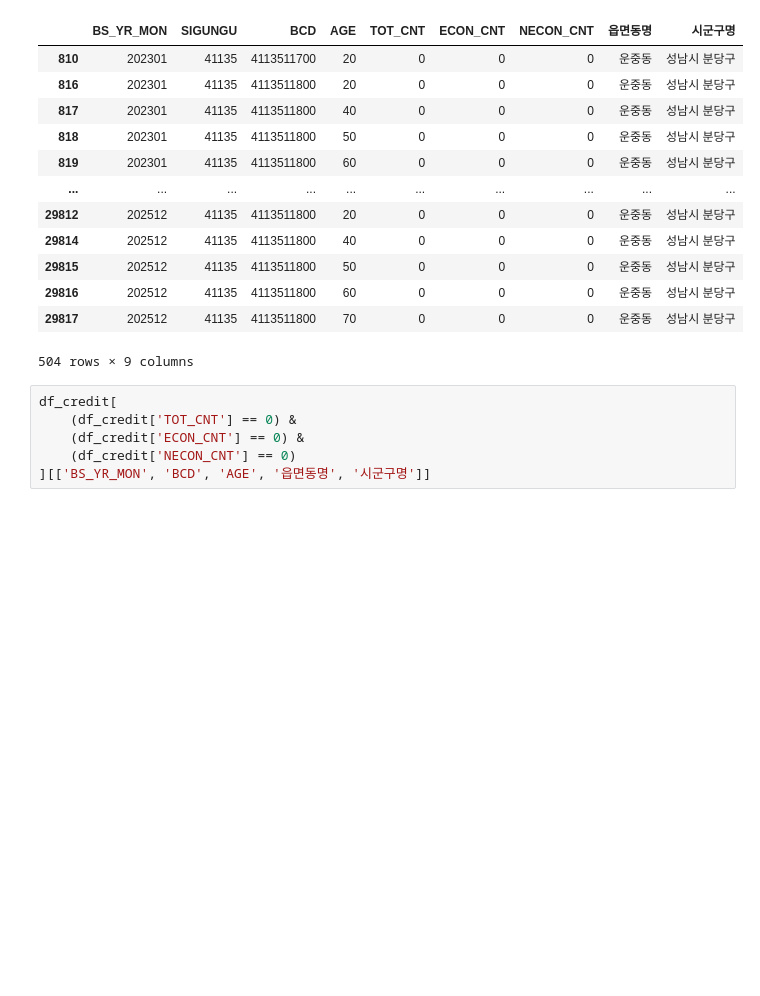
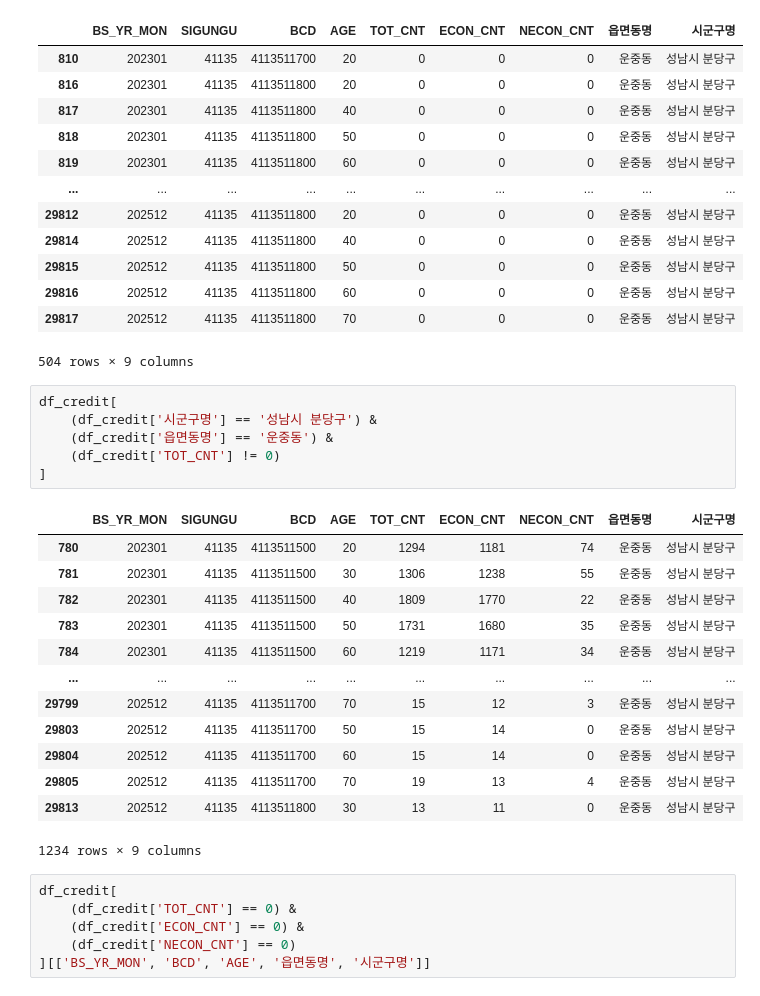
Before and after one commit to bulsajo1/final_project, a Jupyter notebook: sungju/2차 전처리_신용.ipynb, the cells around one changed output. Cells and saved outputs as stored; diff of their text form; blank space fills up the shorter version.

```diff
--- a/sungju/2차 전처리_신용.ipynb
+++ b/sungju/2차 전처리_신용.ipynb
@@ -135,6 +115,26 @@ df_credit[df_credit['TOT_CNT'] == 0]
 | 29816 | 202512 | 41135 | 4113511800 | 60 | 0 | 0 | 0 | 운중동 | 성남시 분당구 |
 | 29817 | 202512 | 41135 | 4113511800 | 70 | 0 | 0 | 0 | 운중동 | 성남시 분당구 |
 504 rows × 9 columns
+# %%
+df_credit[
+    (df_credit['시군구명'] == '성남시 분당구') &
+    (df_credit['읍면동명'] == '운중동') &
+    (df_credit['TOT_CNT'] != 0)
+]
+# %% [output]
+|  | BS_YR_MON | SIGUNGU | BCD | AGE | TOT_CNT | ECON_CNT | NECON_CNT | 읍면동명 | 시군구명 |
+| 780 | 202301 | 41135 | 4113511500 | 20 | 1294 | 1181 | 74 | 운중동 | 성남시 분당구 |
+| 781 | 202301 | 41135 | 4113511500 | 30 | 1306 | 1238 | 55 | 운중동 | 성남시 분당구 |
+| 782 | 202301 | 41135 | 4113511500 | 40 | 1809 | 1770 | 22 | 운중동 | 성남시 분당구 |
+| 783 | 202301 | 41135 | 4113511500 | 50 | 1731 | 1680 | 35 | 운중동 | 성남시 분당구 |
+| 784 | 202301 | 41135 | 4113511500 | 60 | 1219 | 1171 | 34 | 운중동 | 성남시 분당구 |
+| ... | ... | ... | ... | ... | ... | ... | ... | ... | ... |
+| 29799 | 202512 | 41135 | 4113511700 | 70 | 15 | 12 | 3 | 운중동 | 성남시 분당구 |
+| 29803 | 202512 | 41135 | 4113511700 | 50 | 15 | 14 | 0 | 운중동 | 성남시 분당구 |
+| 29804 | 202512 | 41135 | 4113511700 | 60 | 15 | 14 | 0 | 운중동 | 성남시 분당구 |
+| 29805 | 202512 | 41135 | 4113511700 | 70 | 19 | 13 | 4 | 운중동 | 성남시 분당구 |
+| 29813 | 202512 | 41135 | 4113511800 | 30 | 13 | 11 | 0 | 운중동 | 성남시 분당구 |
+1234 rows × 9 columns
 # %%
 df_credit[
     (df_credit['TOT_CNT'] == 0) &
```
Also changed, not shown: parts of 2 cells of this notebook, 2 other files.
